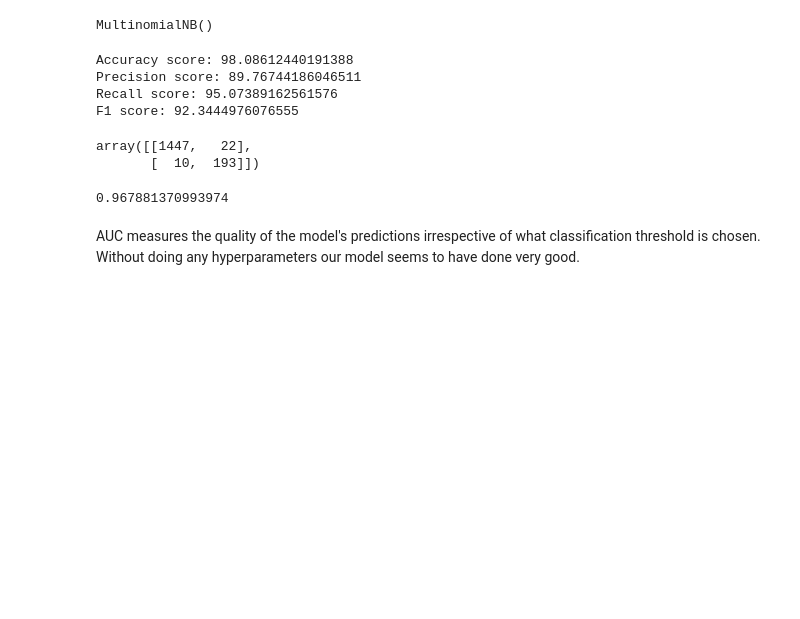
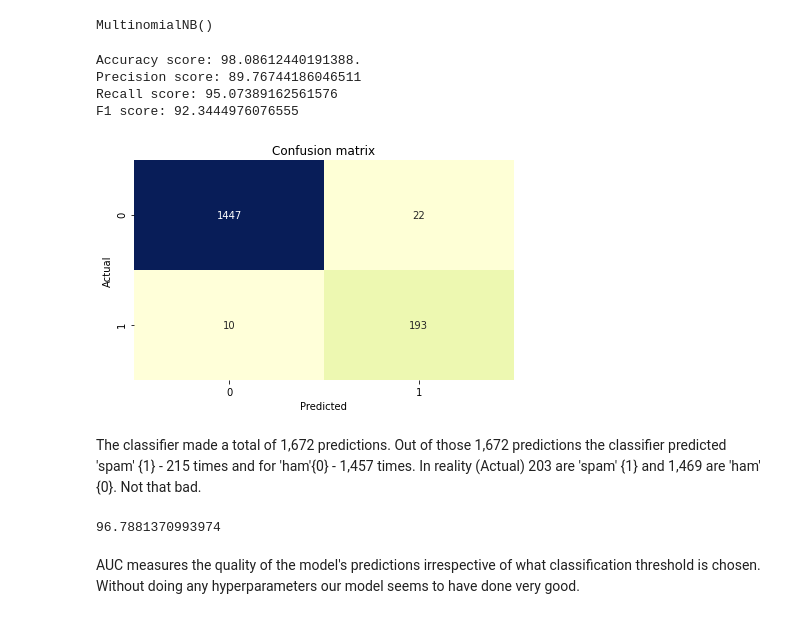
Before and after one commit to pau-lo/using-nlp-for-naive-bayes-classification, a Jupyter notebook: SMS-Spam-Classifier-App-master/ham-or-spam-nb-classifier/notebooks/2.0-text-preprocessing_and_model_building.ipynb, the cells around one changed output. Saved outputs shown, nothing was run; the diff lists cells and outputs as text; code cells hidden in the pictures; blank space fills up the shorter version.

```diff
--- a/SMS-Spam-Classifier-App-master/ham-or-spam-nb-classifier/notebooks/2.0-text-preprocessing_and_model_building.ipynb
+++ b/SMS-Spam-Classifier-App-master/ham-or-spam-nb-classifier/notebooks/2.0-text-preprocessing_and_model_building.ipynb
@@ -112,27 +115,34 @@ MultinomialNB()
 y_pred = clf.predict(X_test)
 # %%
 # Check the accuracy, precision, recall and f1 score
-print('Accuracy score: {}'.format(accuracy_score(y_test, y_pred) *100))
+print('Accuracy score: {}.'.format(accuracy_score(y_test, y_pred) *100))
 print('Precision score: {}'.format(precision_score(y_test, y_pred) * 100))
 print('Recall score: {}'.format(recall_score(y_test, y_pred) * 100))
 print('F1 score: {}'.format(f1_score(y_test, y_pred) * 100))
 # %% [output]
-Accuracy score: 98.08612440191388
+Accuracy score: 98.08612440191388.
 Precision score: 89.76744186046511
 Recall score: 95.07389162561576
 F1 score: 92.3444976076555
 # %%
 # print the confusion matrix to evaluate the accuracy of a classification.
-confusion_matrix(y_test, y_pred)
+con_mat = confusion_matrix(y_test, y_pred)
+sns.heatmap(con_mat, annot=True, fmt="d", cmap='YlGnBu', cbar=False)
+plt.title('Confusion matrix')
+plt.ylabel('Actual')
+plt.xlabel('Predicted')
+plt.tight_layout()
+plt.show();
 # %% [output]
-array([[1447,   22],
-       [  10,  193]])
+[figure, added]
+# %% [markdown]
+The classifier made a total of 1,672 predictions.  Out of those 1,672 predictions the classifier predicted 'spam' {1} - 215 times and for 'ham'{0} - 1,457 times.  In reality (Actual) 203 are 'spam' {1} and 1,469 are 'ham' {0}.  Not that bad.
 # %%
 # Compute Area Under the Receiver Operating Characteristic Curve
 # (ROC AUC)
-roc_auc_score(y_test, y_pred)
+roc_auc_score(y_test, y_pred) * 100
 # %% [output]
-0.967881370993974
+96.7881370993974
 # %% [markdown]
  AUC measures the quality of the model's predictions irrespective of what classification threshold is chosen.
 Without doing any hyperparameters our model seems to have done very good.
```
Also changed, not shown: parts of 2 cells of this notebook, 3 other files.
